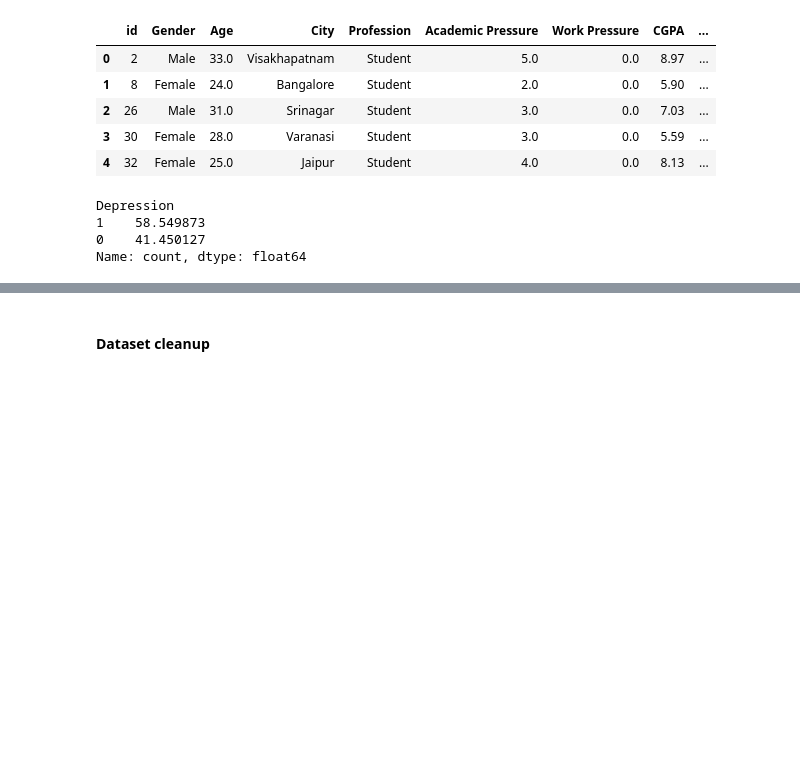
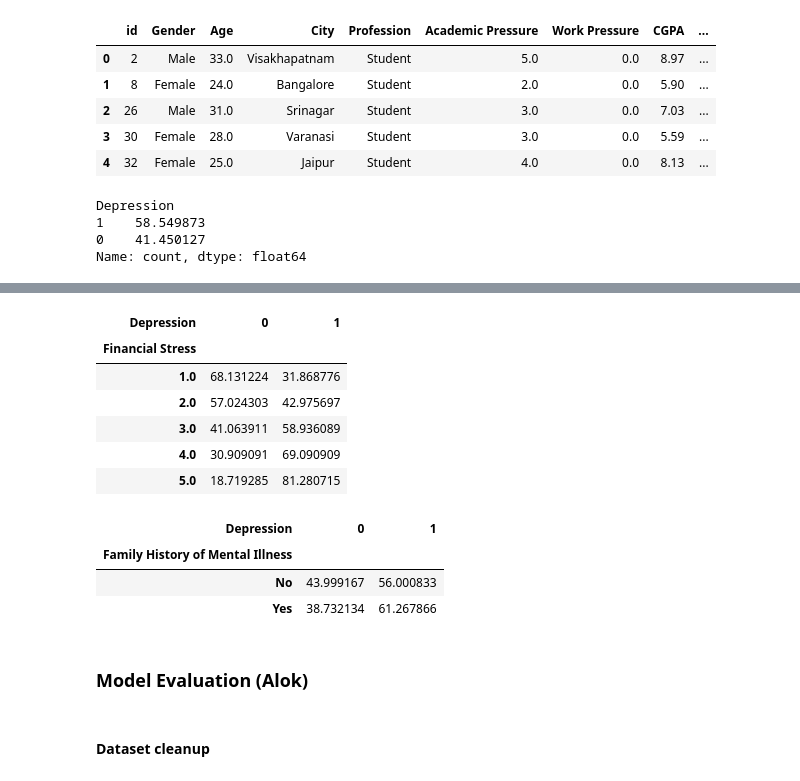
Before and after one commit to paranjaa/ece1508-student-depression-project, a Jupyter notebook: ECE1508_Project.ipynb, the cells around one changed output, grey strips where cells are left out. Saved outputs shown, nothing was run; the diff lists cells and outputs as text; code cells hidden in the pictures; blank space fills up the shorter version.

```diff
--- a/ECE1508_Project.ipynb
+++ b/ECE1508_Project.ipynb
@@ -106,3 +174,24 @@ Name: count, dtype: float64
+# %%
+pd.crosstab(df['Financial Stress'], df['Depression'], normalize='index') * 100
+# another stronger correlation, having higher financial stress does increase chances of depression
+# %% [output]
+| Depression | 0 | 1 |
+| Financial Stress |  |  |
+| 1.0 | 68.131224 | 31.868776 |
+| 2.0 | 57.024303 | 42.975697 |
+| 3.0 | 41.063911 | 58.936089 |
+| 4.0 | 30.909091 | 69.090909 |
+| 5.0 | 18.719285 | 81.280715 |
+# %%
+pd.crosstab(df['Family History of Mental Illness'], df['Depression'], normalize='index') * 100
+# not as much of a correlation as expected. Students w/ family history of mental illness do have higher rates, but not by much
+# %% [output]
+| Depression | 0 | 1 |
+| Family History of Mental Illness |  |  |
+| No | 43.999167 | 56.000833 |
+| Yes | 38.732134 | 61.267866 |
+# %% [markdown]
+### Model Evaluation (Alok)
 # %% [markdown]
 #### Dataset cleanup ####
 # %% [markdown]
```
Also changed, not shown: parts of 33 cells of this notebook.
